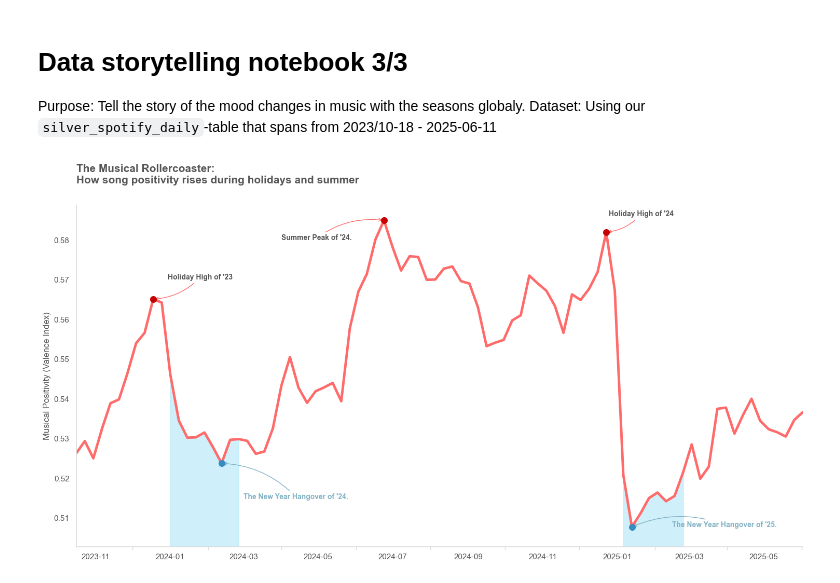
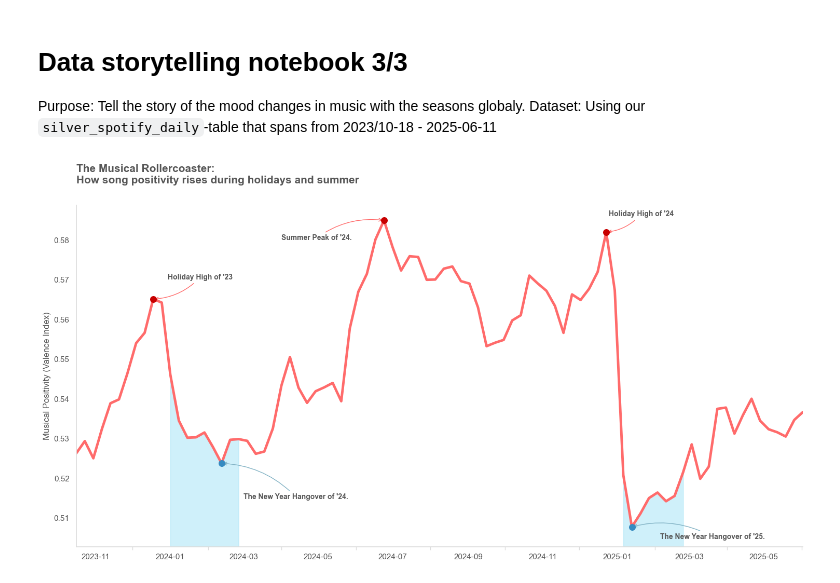
Before and after one commit to JohnnyHyytiainen/DEUX2025_music_project, a Jupyter notebook: notebooks/seasonal_moods_storytelling.visualisation.ipynb, the cells around one changed output. Cells and saved outputs as stored; diff of their text form; code cells hidden in the pictures.

Commit message:
feat(saving): updated seasonal mood notebook to save plot to plots folder

```diff
--- a/notebooks/seasonal_moods_storytelling.visualisation.ipynb
+++ b/notebooks/seasonal_moods_storytelling.visualisation.ipynb
@@ -128,7 +128,7 @@ plt.annotate(
         connectionstyle="arc3,rad=0.2",
     ),
     fontsize=10,
-    color="#81b2c4",
+    color="#555555",
     fontweight="bold",
 )
 
@@ -174,7 +174,7 @@ plt.scatter(x_dip25, y_dip25, color="#368BC1", s=70, zorder=5)
 plt.annotate(
     "The New Year Hangover of '25.",
     xy=(x_dip25, y_dip25),
-    xytext=(pd.to_datetime("2025-02-15"), y_min + 0.005),
+    xytext=(pd.to_datetime("2025-02-05"), y_min + 0.002),
     arrowprops=dict(
         facecolor="#81b2c4",
         edgecolor="#81b2c4",
@@ -182,7 +182,7 @@ plt.annotate(
         connectionstyle="arc3,rad=0.2",
     ),
     fontsize=10,
-    color="#81b2c4",
+    color="#555555",
     fontweight="bold",
 )
 
@@ -191,33 +191,34 @@ plt.annotate(
 # ============================
 ax.spines["top"].set_visible(False)
 ax.spines["right"].set_visible(False)
 ax.spines["left"].set_color("#dddddd")
 ax.spines["bottom"].set_color("#dddddd")
 
 # Ticks och marginalerna
 ax.set_xlim(df_plot["week"].min(), df_plot["week"].max())
 ax.xaxis.set_minor_locator(mdates.MonthLocator())
 ax.tick_params(
     axis="x", which="minor", bottom=True, colors="#dddddd", length=4, direction="out"
 )
 ax.tick_params(axis="both", which="major", colors="#555555", length=6)
 ax.tick_params(axis="y", colors="#555555")
 
 # ===================
 # Titel + spara bild
 # ===================
 plt.title(
     "The Musical Rollercoaster:\nHow song positivity rises during holidays and summer",
     fontsize=15,
     fontweight="bold",
     color="#555555",
     pad=30,
     loc="left",
 )
 
 plt.xlabel("")
 plt.ylabel("Musical Positivity (Valence Index)", fontsize=12, color="#555555")
-plt.tight_layout()
-plt.show()
+fig = ax.get_figure()
+fig.tight_layout()
+fig.savefig("../data/plots/storytelling_graph_holiday_moods.png")
 # %% [output]
-[figure, old version]
+[figure, new version]
```
